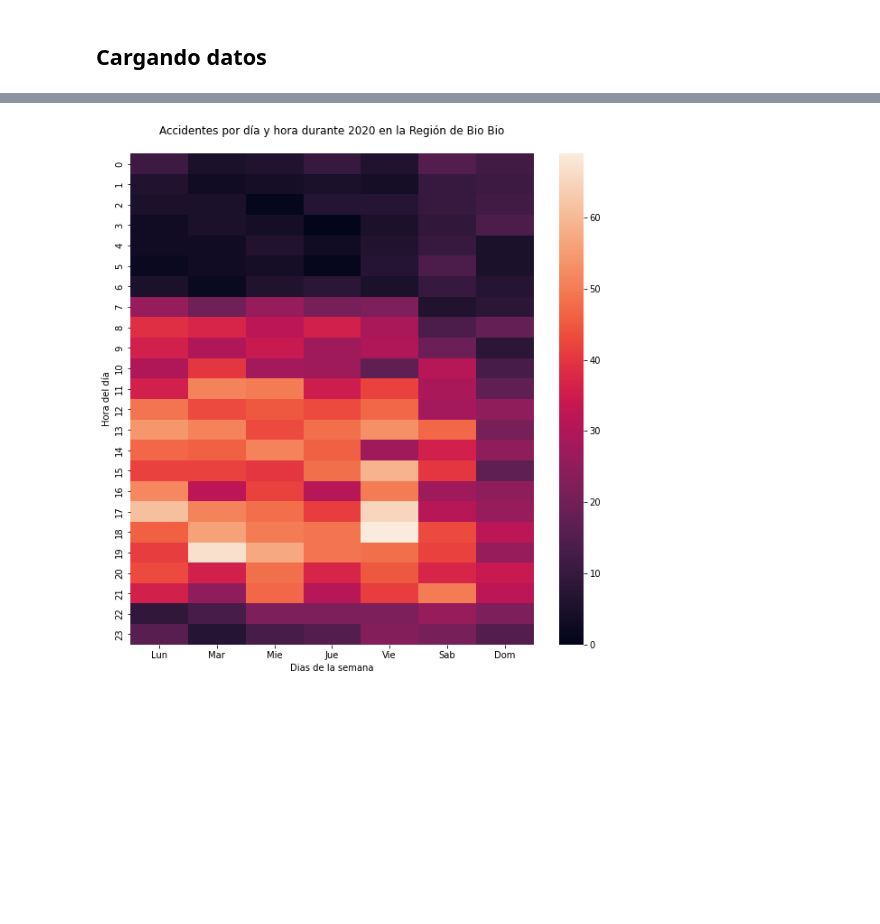
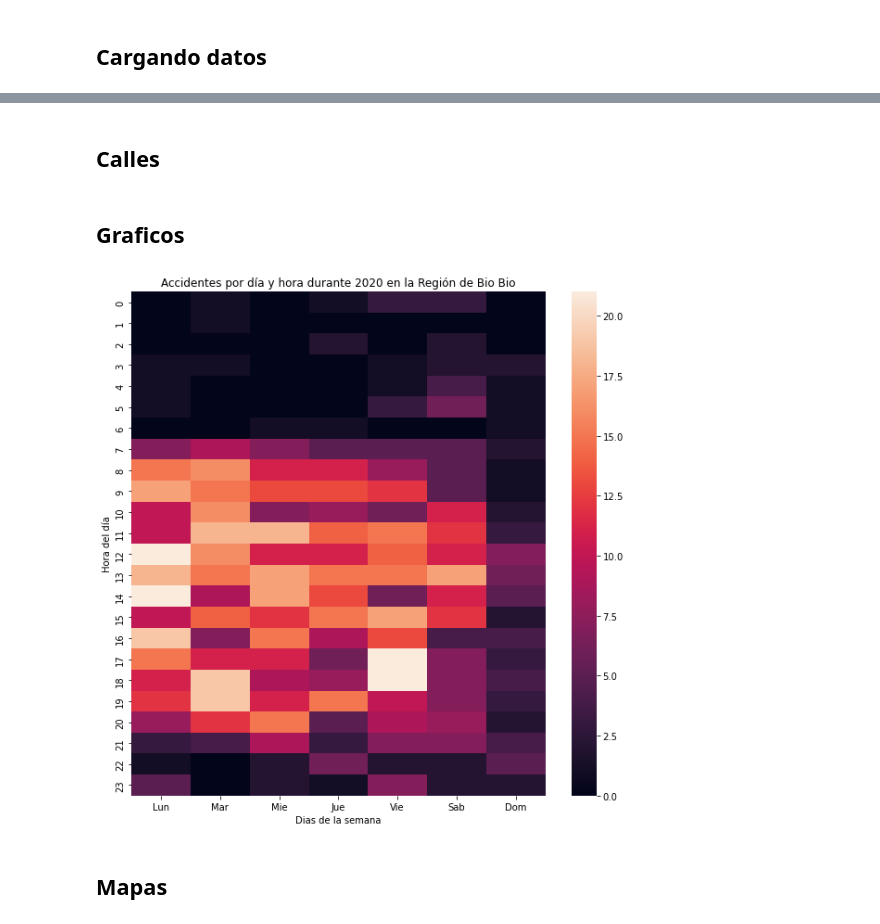
Before and after one commit to matiasfbr/CL_Seguridad_Vial, a Jupyter notebook: Seguridad Vial.ipynb, the cells around one changed output, grey strips where cells are left out. Drawn from its saved outputs; the diff is of its cells as text; code cells hidden in the pictures; blank space fills up the shorter version.

```diff
--- a/Seguridad Vial.ipynb
+++ b/Seguridad Vial.ipynb
@@ -35,0 +38,2 @@ Name: COMUNA, Length: 4482, dtype: object
+# %%
+df = df[['LNG','LAT','FID','Fecha','Hora','CALLE_UNO','CALLE_DOS', 'NUMERO', 'COMUNA', 'COD_REG']]
@@ -36,3 +42,5 @@ Name: COMUNA, Length: 4482, dtype: object
+# %%
+df.rename(columns = {'LNG':'Longitude', 'LAT':'Latitude'}, inplace = True)
 # %%
 df['Fecha'] = df['Fecha'].apply(lambda x: x[:10])
 df['fecha_hora'] = pd.to_datetime(df['Fecha'] + ' ' + df['Hora'])
@@ -42,0 +78,2 @@ df['hour'] = df['fecha_hora'].dt.hour
+# %% [markdown]
+## Calles
@@ -43,10 +82,14 @@ df['hour'] = df['fecha_hora'].dt.hour
+# %% [markdown]
+## Graficos
 # %%
-heatmap_accidentes = pd.pivot_table(values = 'FID', index = 'hour', columns = 'dow', aggfunc = 'count', data = df)
+heatmap_accidentes = pd.pivot_table(values = 'FID', index = 'hour', columns = 'dow', aggfunc = 'count', data = df[df['COMUNA']=='CONCEPCION'])
 heatmap_accidentes.fillna(0, inplace = True)
 # %%
 fig, ax = plt.subplots(1,1,figsize = (10, 10))
 s = sns.heatmap(heatmap_accidentes, xticklabels=['Lun', 'Mar', 'Mie', 'Jue', 'Vie', 'Sab', 'Dom'], ax = ax)
 s.set(xlabel='Dias de la semana', ylabel='Hora del día')
-s.set_title('Accidentes por día y hora durante 2020 en la Región de Bio Bio\n');
+s.set_title('Accidentes por día y hora durante 2020 en la Región de Bio Bio');
 # %% [output]
-[figure, old version]
+[figure, new version]
+# %% [markdown]
+## Mapas
```
Also changed, not shown: parts of 21 cells of this notebook, 8 other files.
